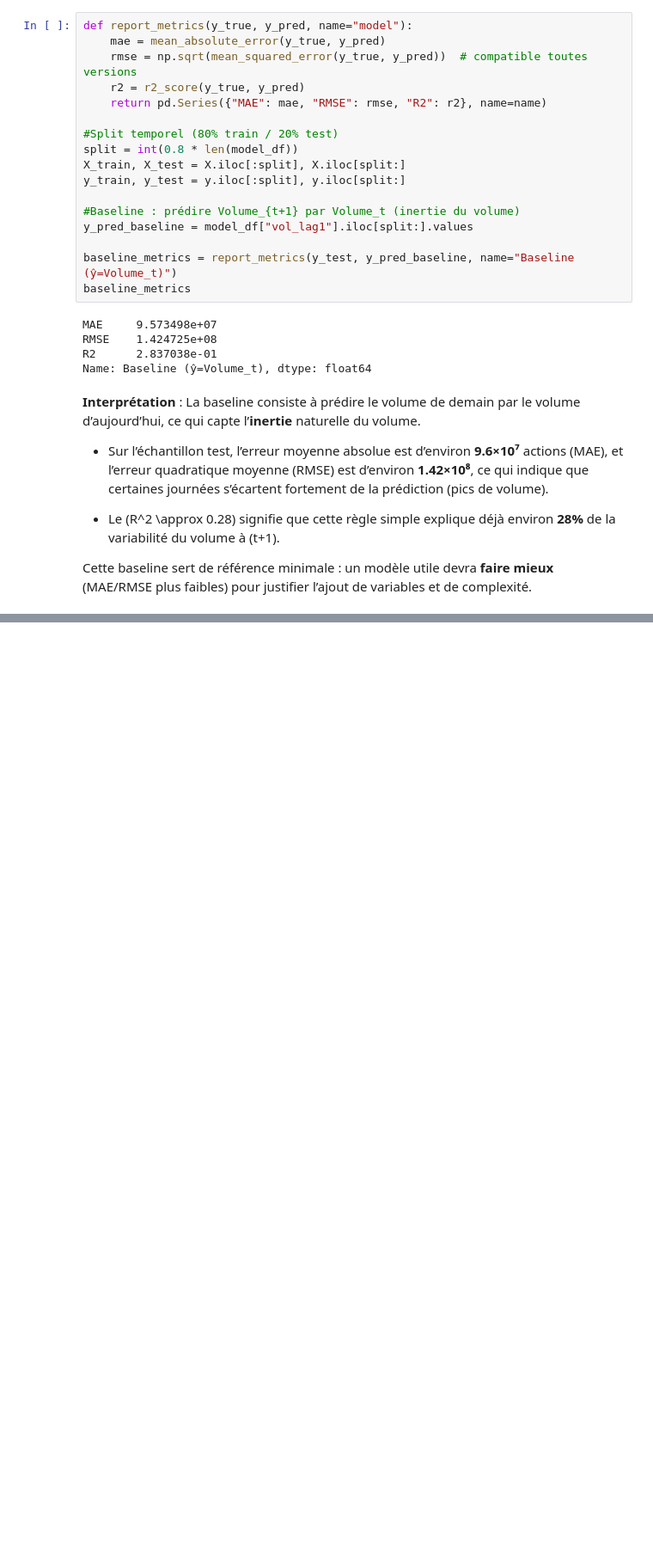
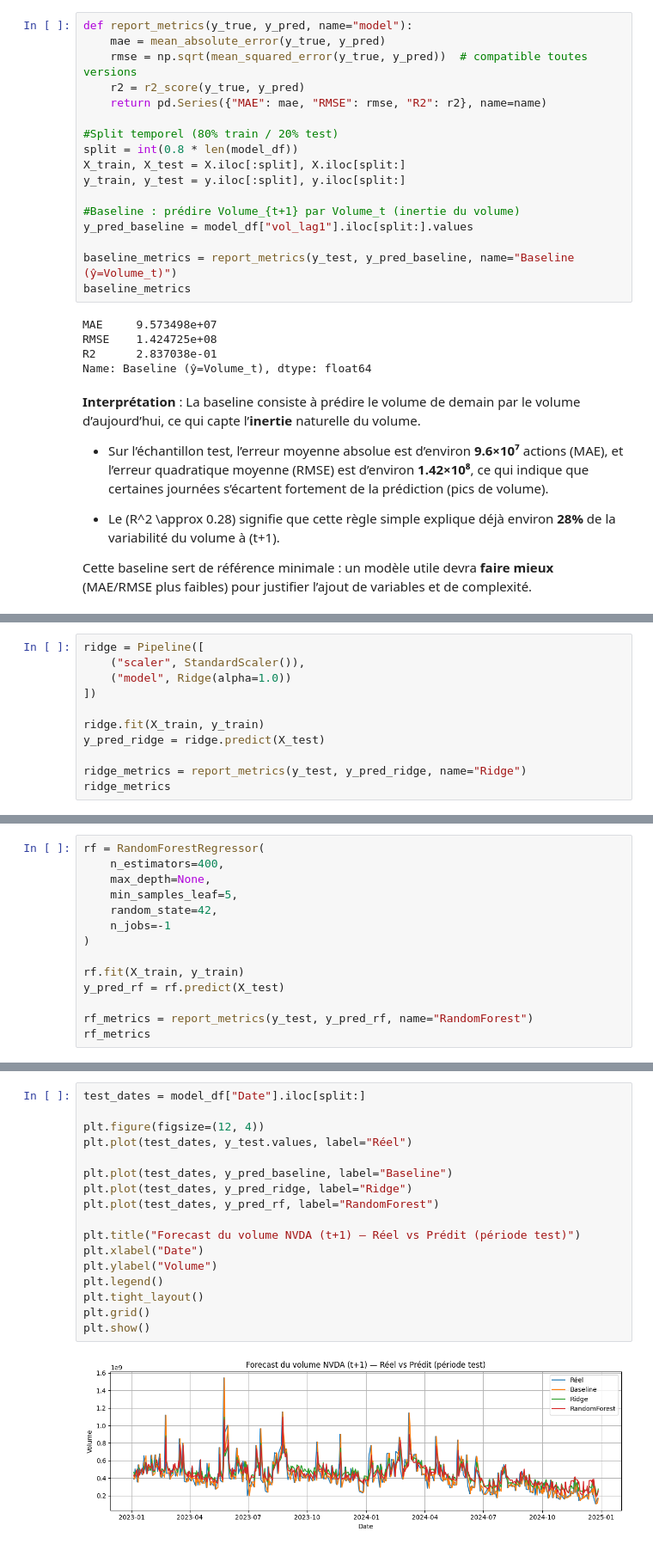
Before and after one commit to JoelKt29/Python-pour-la-data, a Jupyter notebook: Final copy.ipynb, the cells around one changed output, grey strips where cells are left out. Shown at 86% size. Drawn from its saved outputs; the diff is of its cells as text; blank space fills up the shorter version.

Commit message:
B4 the ccl of the modelisations

```diff
--- a/Final copy.ipynb
+++ b/Final copy.ipynb
@@ -891,0 +910,11 @@ Cette baseline sert de référence minimale : un modèle utile devra **faire mie
+# %%
+ridge = Pipeline([
+    ("scaler", StandardScaler()),
+    ("model", Ridge(alpha=1.0))
+])
+
+ridge.fit(X_train, y_train)
+y_pred_ridge = ridge.predict(X_test)
+
+ridge_metrics = report_metrics(y_test, y_pred_ridge, name="Ridge")
+ridge_metrics
@@ -891,0 +965,14 @@ Cette baseline sert de référence minimale : un modèle utile devra **faire mie
+# %%
+rf = RandomForestRegressor(
+    n_estimators=400,
+    max_depth=None,
+    min_samples_leaf=5,
+    random_state=42,
+    n_jobs=-1
+)
+
+rf.fit(X_train, y_train)
+y_pred_rf = rf.predict(X_test)
+
+rf_metrics = report_metrics(y_test, y_pred_rf, name="RandomForest")
+rf_metrics
@@ -891,0 +1023,19 @@ Cette baseline sert de référence minimale : un modèle utile devra **faire mie
+# %%
+test_dates = model_df["Date"].iloc[split:]
+
+plt.figure(figsize=(12, 4))
+plt.plot(test_dates, y_test.values, label="Réel")
+
+plt.plot(test_dates, y_pred_baseline, label="Baseline")
+plt.plot(test_dates, y_pred_ridge, label="Ridge")
+plt.plot(test_dates, y_pred_rf, label="RandomForest")
+
+plt.title("Forecast du volume NVDA (t+1) — Réel vs Prédit (période test)")
+plt.xlabel("Date")
+plt.ylabel("Volume")
+plt.legend()
+plt.tight_layout()
+plt.grid()
+plt.show()
+# %% [output]
+[figure, added]
```
Also changed, not shown: parts of 11 cells of this notebook, 1 other file.
